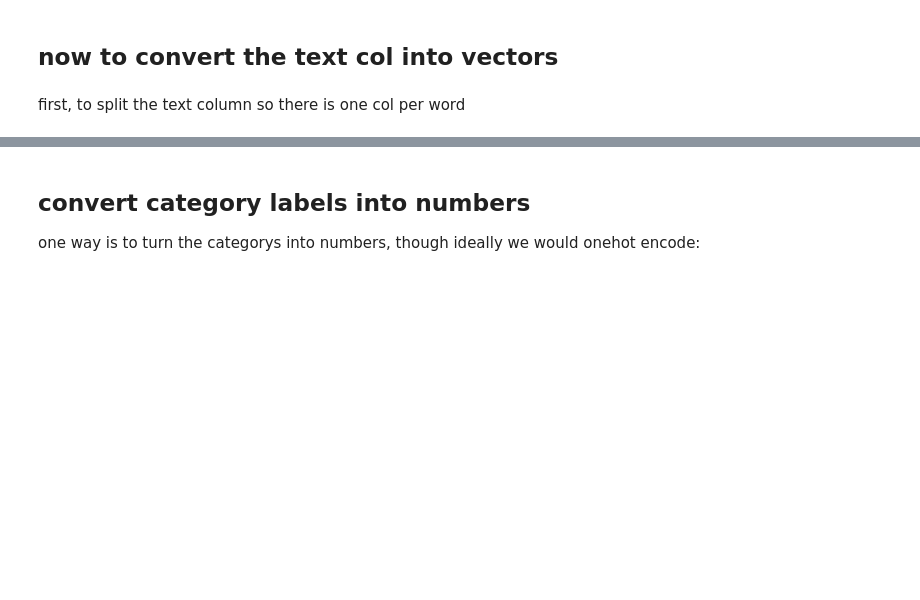
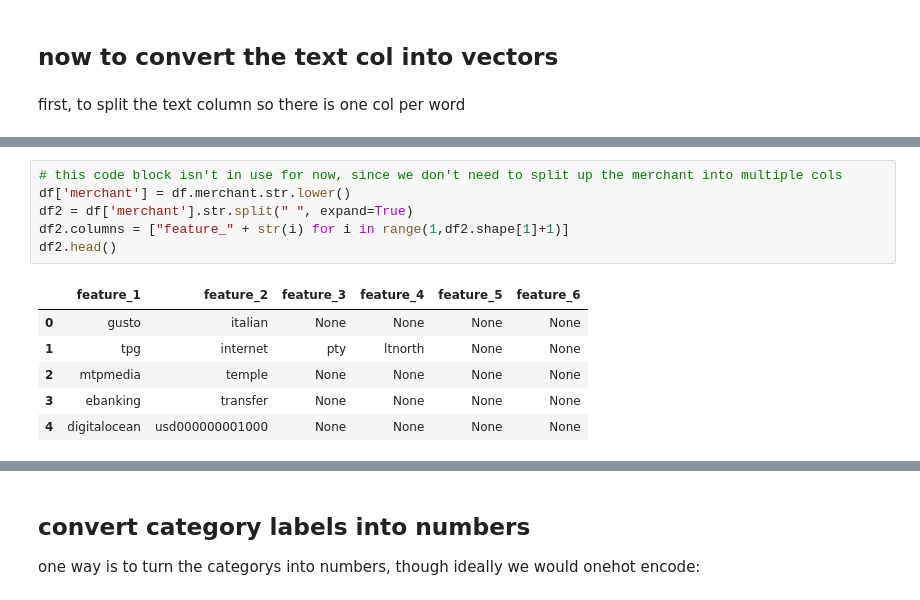
Before and after one commit to khalido/money_bot, a Jupyter notebook: classify_transactions.ipynb, the cells around one changed output, grey strips where cells are left out. Saved outputs shown, nothing was run; the diff lists cells and outputs as text; blank space fills up the shorter version.

```diff
--- a/classify_transactions.ipynb
+++ b/classify_transactions.ipynb
@@ -117,0 +115,13 @@ df3.head()
+# %%
+# this code block isn't in use for now, since we don't need to split up the merchant into multiple cols
+df['merchant'] = df.merchant.str.lower()
+df2 = df['merchant'].str.split(" ", expand=True)
+df2.columns = ["feature_" + str(i) for i in range(1,df2.shape[1]+1)]
+df2.head()
+# %% [output]
+|  | feature_1 | feature_2 | feature_3 | feature_4 | feature_5 | feature_6 |
+| 0 | gusto | italian | None | None | None | None |
+| 1 | tpg | internet | pty | ltnorth | None | None |
+| 2 | mtpmedia | temple | None | None | None | None |
+| 3 | ebanking | transfer | None | None | None | None |
+| 4 | digitalocean | usd000000001000 | None | None | None | None |
```
Also changed, not shown: parts of 36 cells of this notebook, 5 other files.
